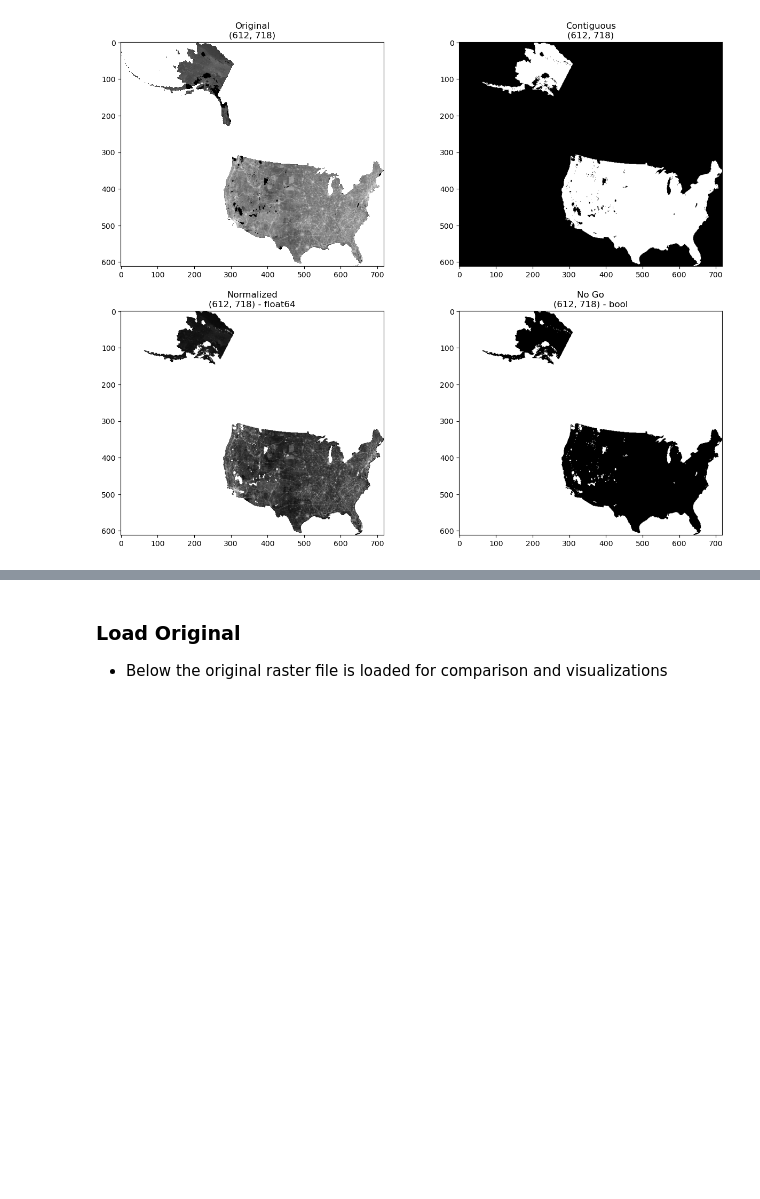
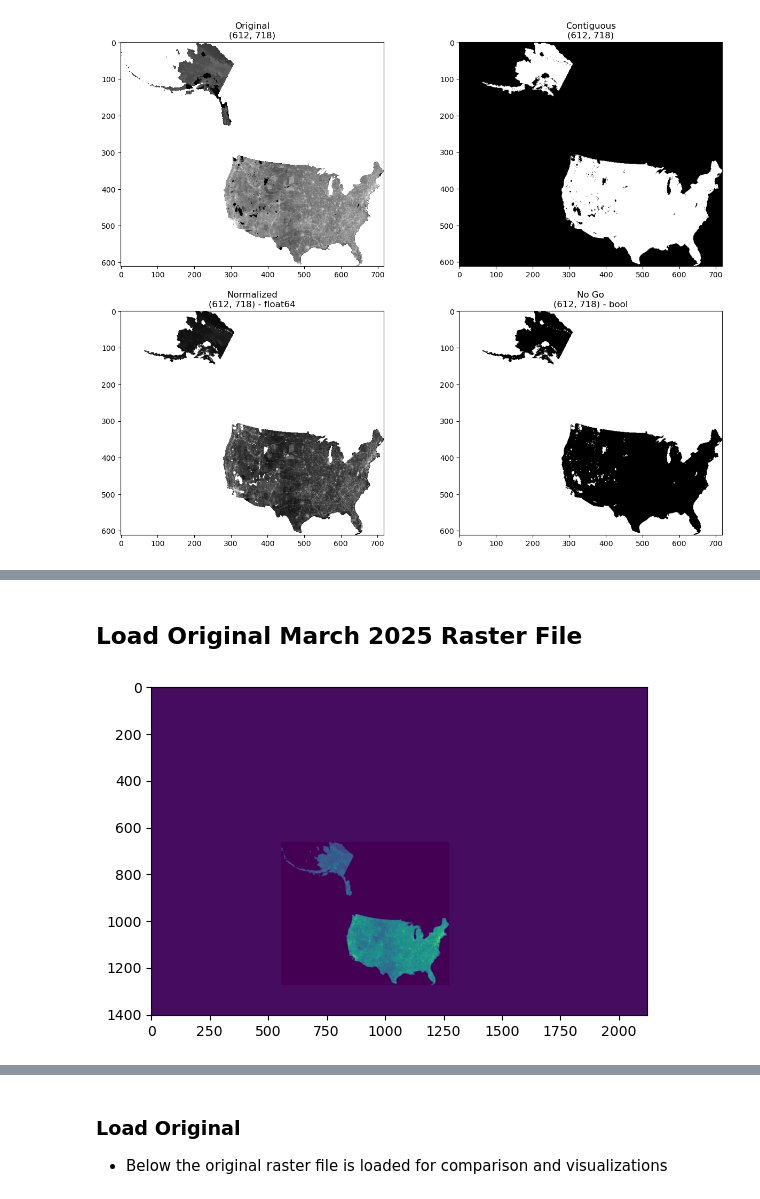
Before and after one commit to NETL-RIC/CO2-Pipeline-Routing-Tool, a Jupyter notebook: Flask/mc-tutorial.ipynb, the cells around one changed output, grey strips where cells are left out. Drawn from its saved outputs; the diff is of its cells as text; code cells hidden in the pictures; blank space fills up the shorter version.

```diff
--- a/Flask/mc-tutorial.ipynb
+++ b/Flask/mc-tutorial.ipynb
@@ -85,0 +117,21 @@ def normalize(arr, high=1, low=0):
+# %% [markdown]
+## Load Original March 2025 Raster File
+# %%
+# For comparison take a look at the original raster
+path = './raster/cost_10km_aea_March2025_ready.tif'
+ds = rasterio.open(path)
+original = ds.read(1)
+image = original.copy()
+# original = np.array(img)
+# clip = original[:400,:750]
+# clip[clip==np.inf] = 0
+# clip[clip==-1] = 0
+# norm = normalize (clip)
+# print(norm.shape)
+# print(norm.max())
+# print(norm.min())
+# image[image<-1]=0
+plt.imshow(image)
+plt.show()
+# %% [output]
+[figure, added]
```
Also changed, not shown: parts of 6 cells of this notebook, 1 other file.
